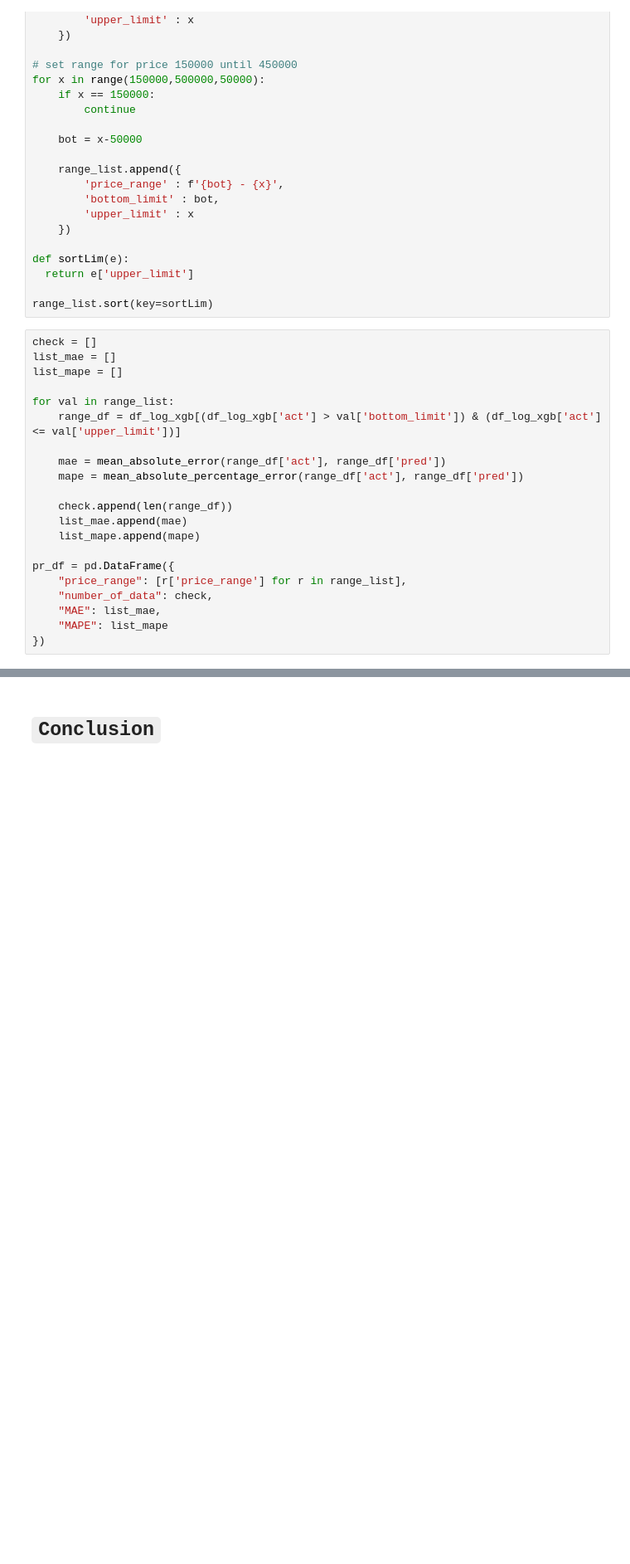
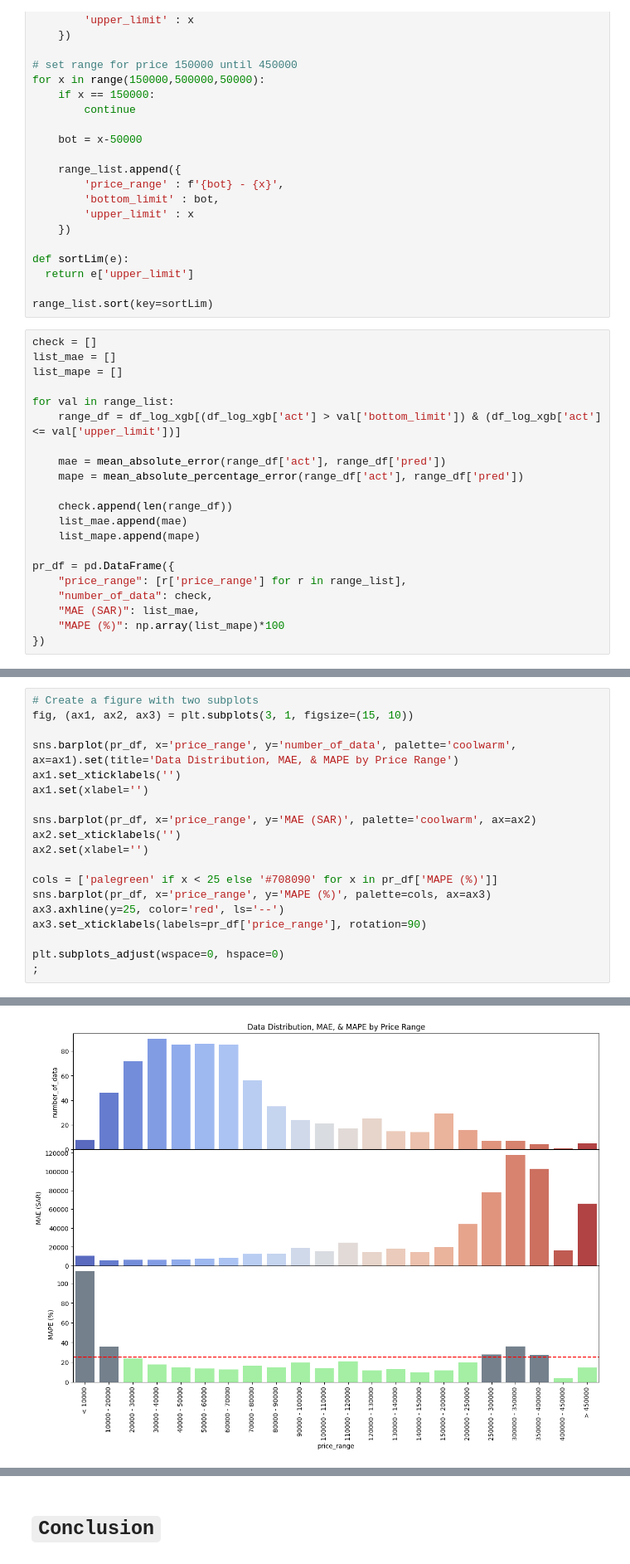
Before and after one commit to aridiawan/Used-Cars-Price-Prediction, a Jupyter notebook: notebook/used-car-price-prediction.ipynb, the cells around one changed output, grey strips where cells are left out. Shown at 83% size. Drawn from its saved outputs; the diff is of its cells as text; blank space fills up the shorter version.

```diff
--- a/notebook/used-car-price-prediction.ipynb
+++ b/notebook/used-car-price-prediction.ipynb
@@ -780,6 +784,6 @@ for val in range_list:
 pr_df = pd.DataFrame({
     "price_range": [r['price_range'] for r in range_list],
     "number_of_data": check,
-    "MAE": list_mae,
-    "MAPE": list_mape
+    "MAE (SAR)": list_mae,
+    "MAPE (%)": np.array(list_mape)*100
 })
@@ -809,0 +790,20 @@ plt.xticks(rotation = 90);
+# %%
+# Create a figure with two subplots
+fig, (ax1, ax2, ax3) = plt.subplots(3, 1, figsize=(15, 10))
+
+sns.barplot(pr_df, x='price_range', y='number_of_data', palette='coolwarm', ax=ax1).set(title='Data Distribution, MAE, & MAPE by Price Range')
+ax1.set_xticklabels('')
+ax1.set(xlabel='')
+
+sns.barplot(pr_df, x='price_range', y='MAE (SAR)', palette='coolwarm', ax=ax2)
+ax2.set_xticklabels('')
+ax2.set(xlabel='')
+
+cols = ['palegreen' if x < 25 else '#708090' for x in pr_df['MAPE (%)']]
+sns.barplot(pr_df, x='price_range', y='MAPE (%)', palette=cols, ax=ax3)
+ax3.axhline(y=25, color='red', ls='--')
+ax3.set_xticklabels(labels=pr_df['price_range'], rotation=90)
+
+plt.subplots_adjust(wspace=0, hspace=0)
+;
+# %% [output]
@@ -809,0 +811 @@ plt.xticks(rotation = 90);
+[figure, added]
```
Also changed, not shown: parts of 15 cells of this notebook, 1 other file.
